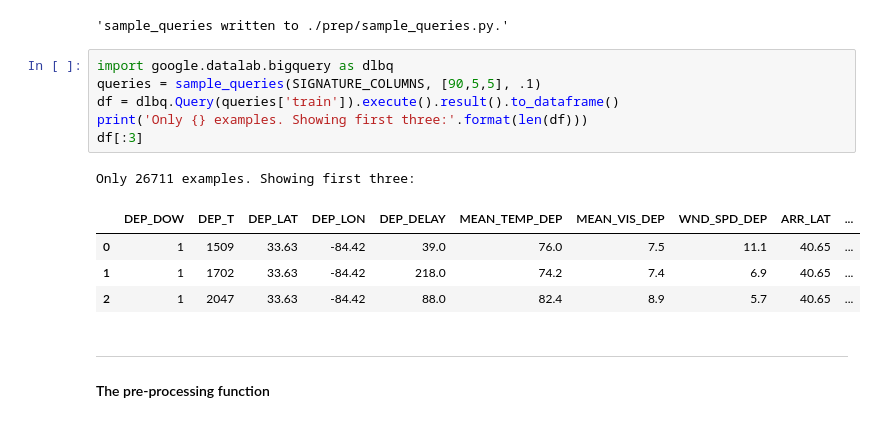
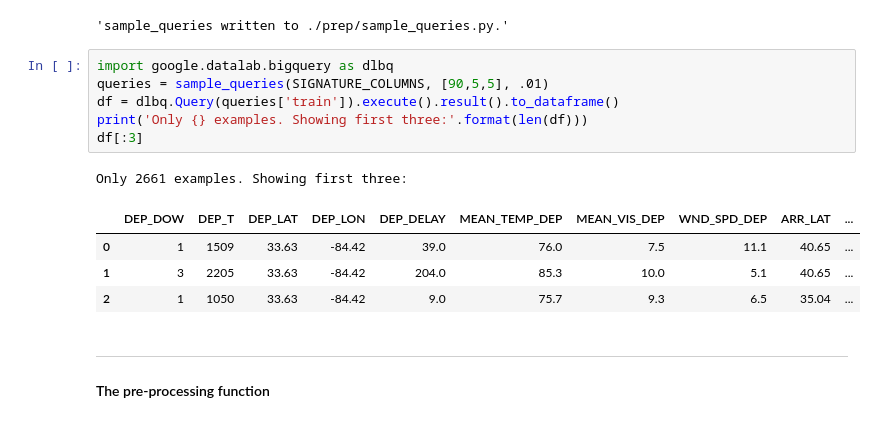
Before and after one commit to Project-Ellie/tutorials, a Jupyter notebook: kovalevskyi/Processing_PROD.ipynb, the cells around one changed output. Drawn from its saved outputs; the diff is of its cells as text.

```diff
--- a/kovalevskyi/Processing_PROD.ipynb
+++ b/kovalevskyi/Processing_PROD.ipynb
@@ -65,16 +62,16 @@ write_py(sample_queries)
 'sample_queries written to ./prep/sample_queries.py.'
 # %%
 import google.datalab.bigquery as dlbq
-queries = sample_queries(SIGNATURE_COLUMNS, [90,5,5], .1)
+queries = sample_queries(SIGNATURE_COLUMNS, [90,5,5], .01)
 df = dlbq.Query(queries['train']).execute().result().to_dataframe()
 print('Only {} examples. Showing first three:'.format(len(df)))
 df[:3]
 # %% [output]
-Only 26711 examples. Showing first three:
+Only 2661 examples. Showing first three:
 |  | DEP_DOW | DEP_T | DEP_LAT | DEP_LON | DEP_DELAY | MEAN_TEMP_DEP | MEAN_VIS_DEP | WND_SPD_DEP | ARR_LAT | ... |
 | 0 | 1 | 1509 | 33.63 | -84.42 | 39.0 | 76.0 | 7.5 | 11.1 | 40.65 | ... |
-| 1 | 1 | 1702 | 33.63 | -84.42 | 218.0 | 74.2 | 7.4 | 6.9 | 40.65 | ... |
-| 2 | 1 | 2047 | 33.63 | -84.42 | 88.0 | 82.4 | 8.9 | 5.7 | 40.65 | ... |
+| 1 | 3 | 2205 | 33.63 | -84.42 | 204.0 | 85.3 | 10.0 | 5.1 | 40.65 | ... |
+| 2 | 1 | 1050 | 33.63 | -84.42 | 9.0 | 75.7 | 9.3 | 6.5 | 35.04 | ... |
 # %% [markdown]
 ---
 #### The pre-processing function
```
Also changed, not shown: parts of 7 cells of this notebook, 3 other files.
